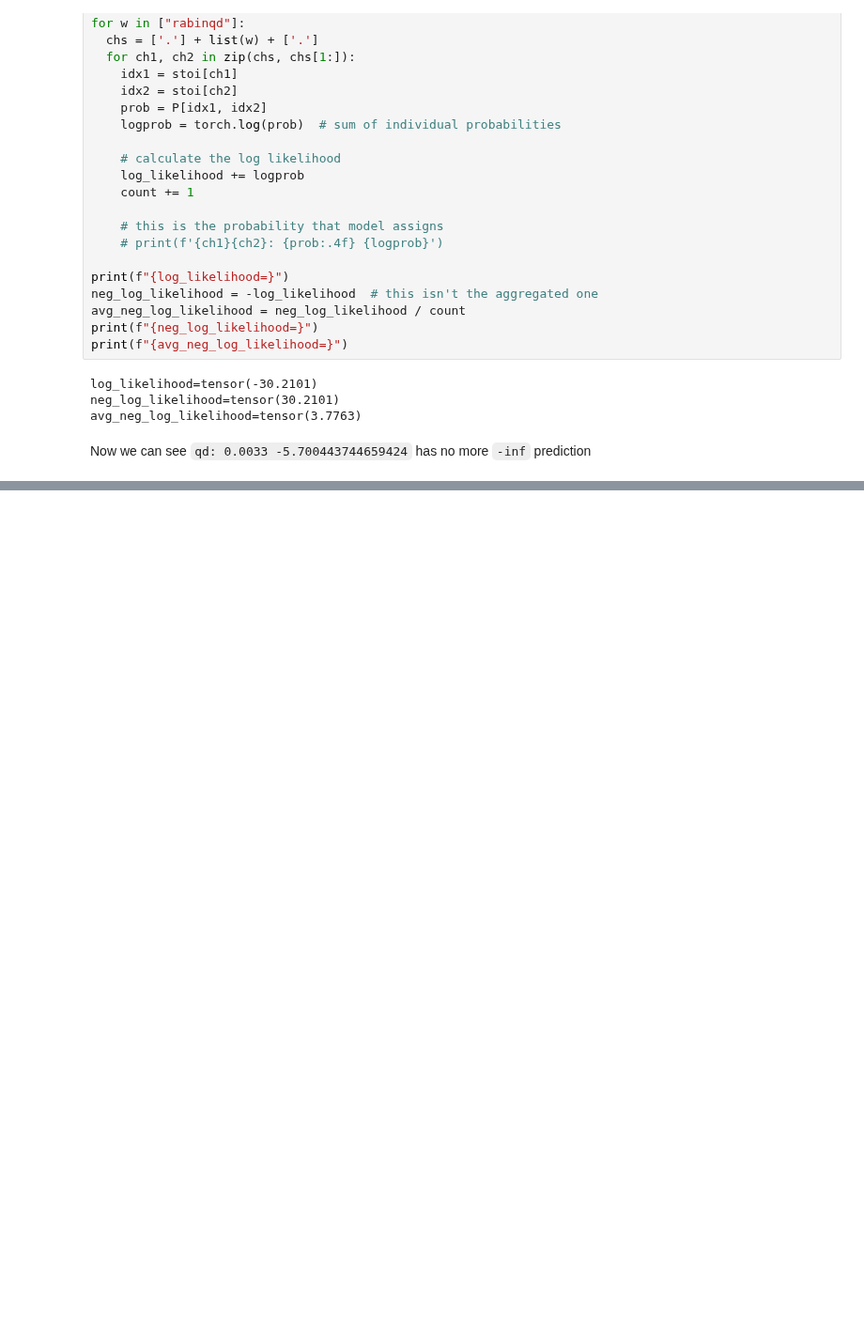
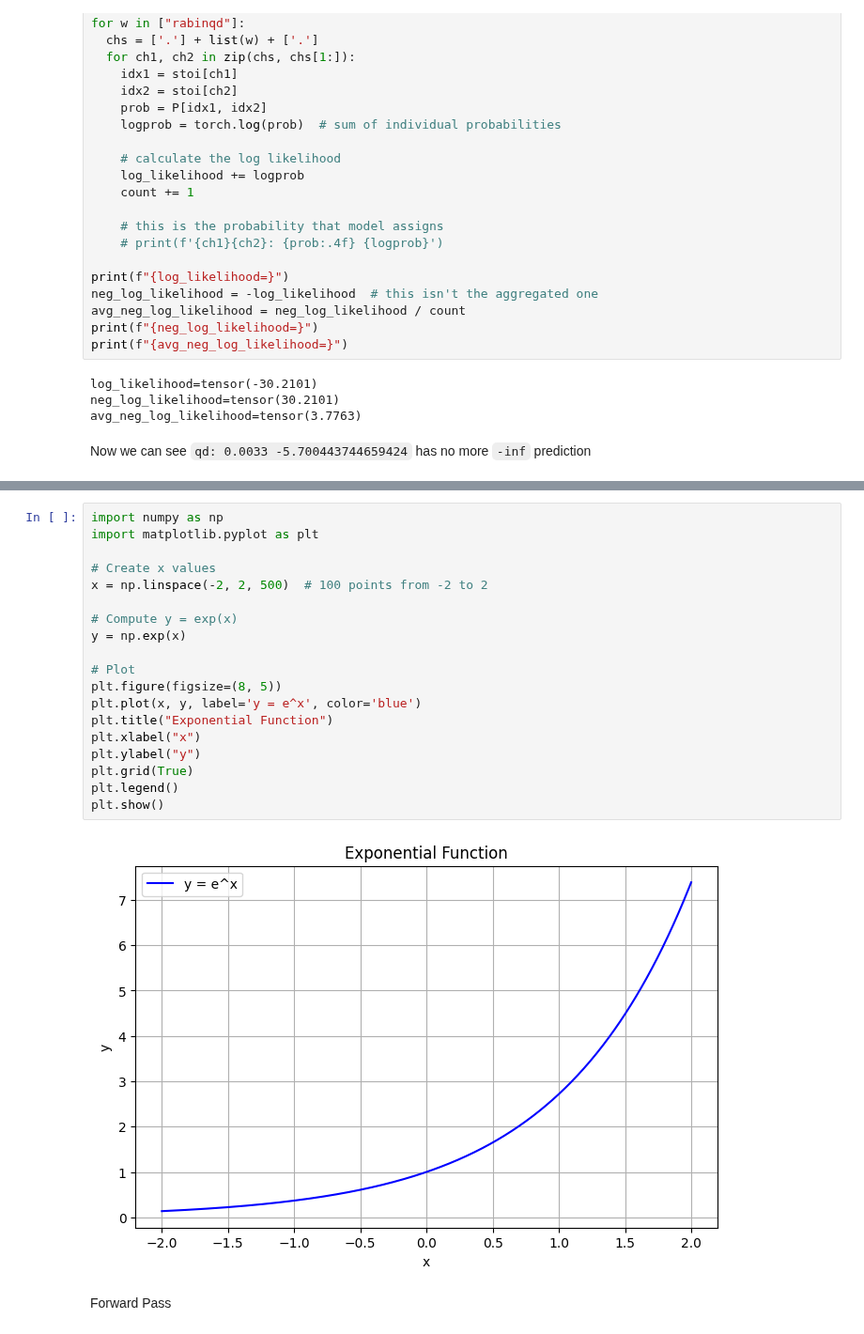
Before and after one commit to Crazz-Zaac/llm-driven-clinical-study-analysis, a Jupyter notebook: study logs/PART_1/intro_to_language_modeling.ipynb, the cells around one changed output, grey strips where cells are left out. Shown at 94% size. Drawn from its saved outputs; the diff is of its cells as text; blank space fills up the shorter version.

```diff
--- a/study logs/PART_1/intro_to_language_modeling.ipynb
+++ b/study logs/PART_1/intro_to_language_modeling.ipynb
@@ -716,0 +840,23 @@ Continue: https://youtu.be/PaCmpygFfXo?t=3927
+# %%
+import numpy as np
+import matplotlib.pyplot as plt
+
+# Create x values
+x = np.linspace(-2, 2, 500)  # 100 points from -2 to 2
+
+# Compute y = exp(x)
+y = np.exp(x)
+
+# Plot
+plt.figure(figsize=(8, 5))
+plt.plot(x, y, label='y = e^x', color='blue')
+plt.title("Exponential Function")
+plt.xlabel("x")
+plt.ylabel("y")
+plt.grid(True)
+plt.legend()
+plt.show()
+# %% [output]
+[figure, added]
+# %% [markdown]
+Forward Pass
```
Also changed, not shown: parts of 46 cells of this notebook.
